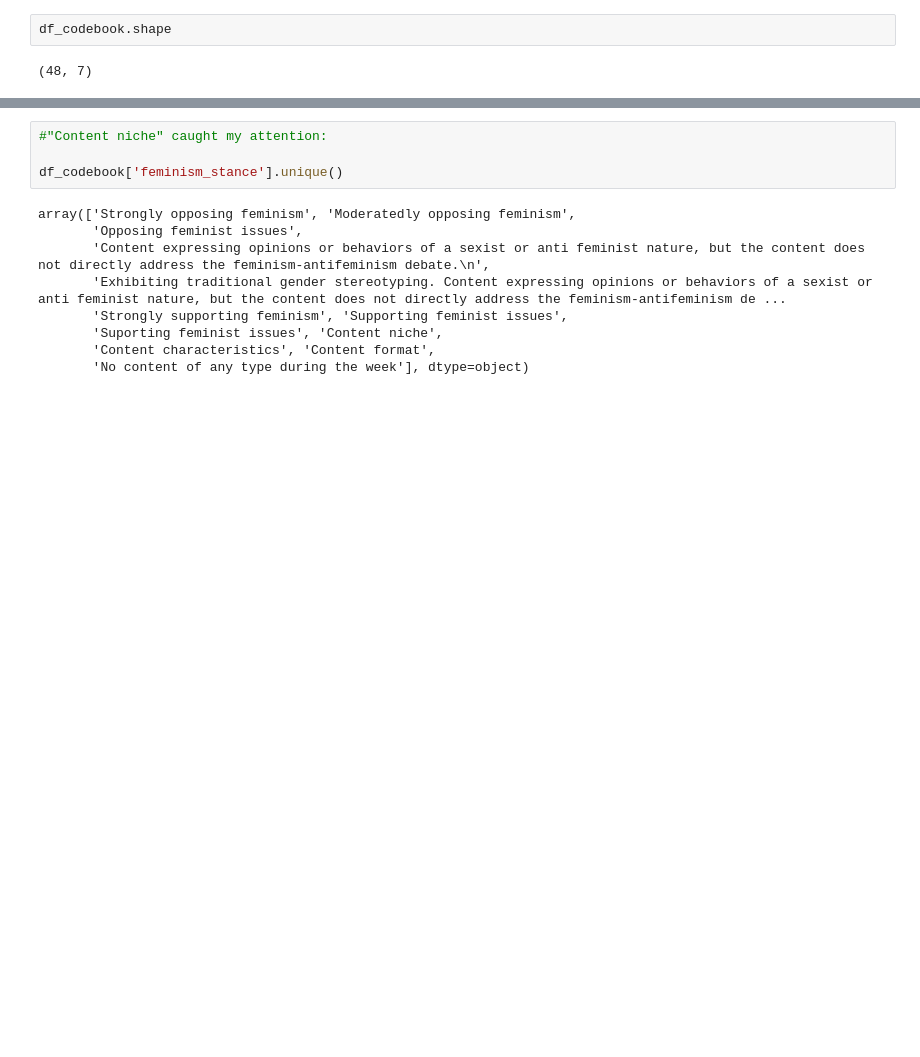
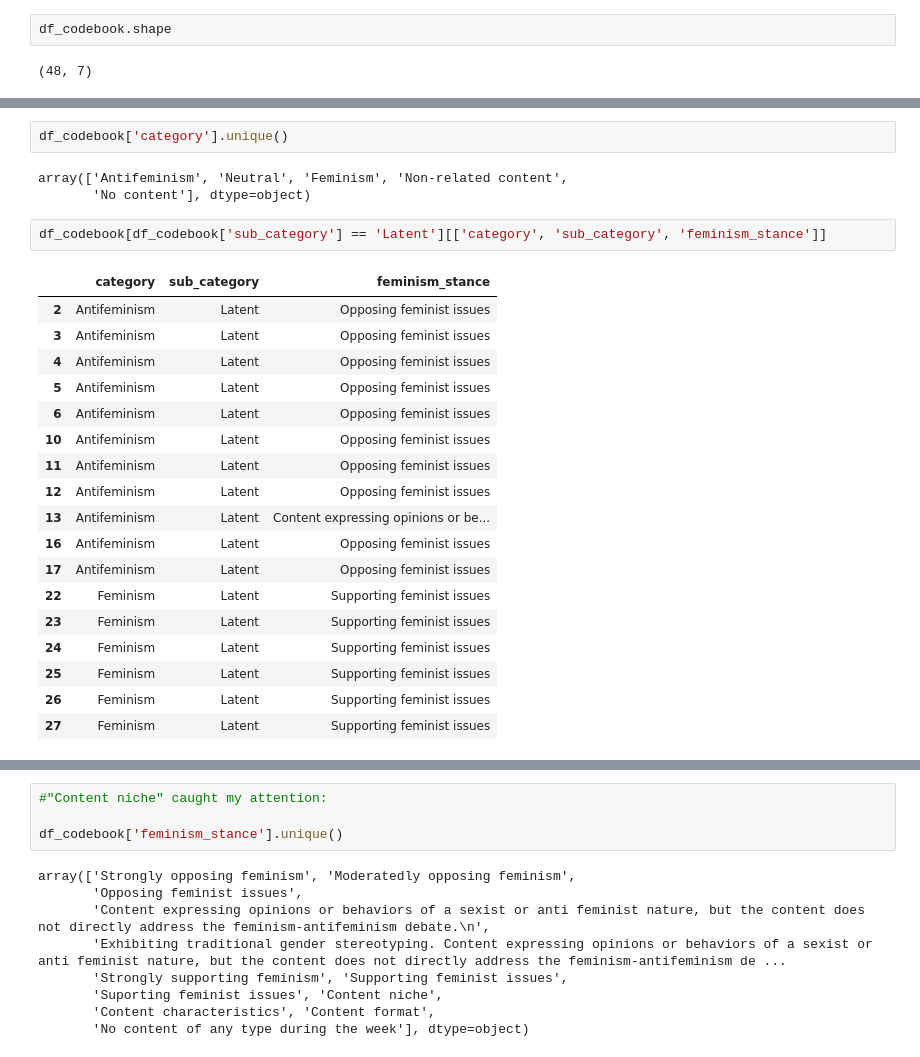
Before and after one commit to celefigs/EDA_Feminism_Influencers_Spain, a Jupyter notebook: third_part.ipynb, the cells around one changed output, grey strips where cells are left out. Cells and saved outputs as stored; diff of their text form; blank space fills up the shorter version.

```diff
--- a/third_part.ipynb
+++ b/third_part.ipynb
@@ -79,0 +84,26 @@ df_codebook.describe(exclude='number').T.sort_values(by = 'freq', ascending=Fals
+# %%
+df_codebook['category'].unique()
+# %% [output]
+array(['Antifeminism', 'Neutral', 'Feminism', 'Non-related content',
+       'No content'], dtype=object)
+# %%
+df_codebook[df_codebook['sub_category'] == 'Latent'][['category', 'sub_category', 'feminism_stance']]
+# %% [output]
+|  | category | sub_category | feminism_stance |
+| 2 | Antifeminism | Latent | Opposing feminist issues |
+| 3 | Antifeminism | Latent | Opposing feminist issues |
+| 4 | Antifeminism | Latent | Opposing feminist issues |
+| 5 | Antifeminism | Latent | Opposing feminist issues |
+| 6 | Antifeminism | Latent | Opposing feminist issues |
+| 10 | Antifeminism | Latent | Opposing feminist issues |
+| 11 | Antifeminism | Latent | Opposing feminist issues |
+| 12 | Antifeminism | Latent | Opposing feminist issues |
+| 13 | Antifeminism | Latent | Content expressing opinions or be... |
+| 16 | Antifeminism | Latent | Opposing feminist issues |
+| 17 | Antifeminism | Latent | Opposing feminist issues |
+| 22 | Feminism | Latent | Supporting feminist issues |
+| 23 | Feminism | Latent | Supporting feminist issues |
+| 24 | Feminism | Latent | Supporting feminist issues |
+| 25 | Feminism | Latent | Supporting feminist issues |
+| 26 | Feminism | Latent | Supporting feminist issues |
+| 27 | Feminism | Latent | Supporting feminist issues |
```
Also changed, not shown: parts of 14 cells of this notebook.
